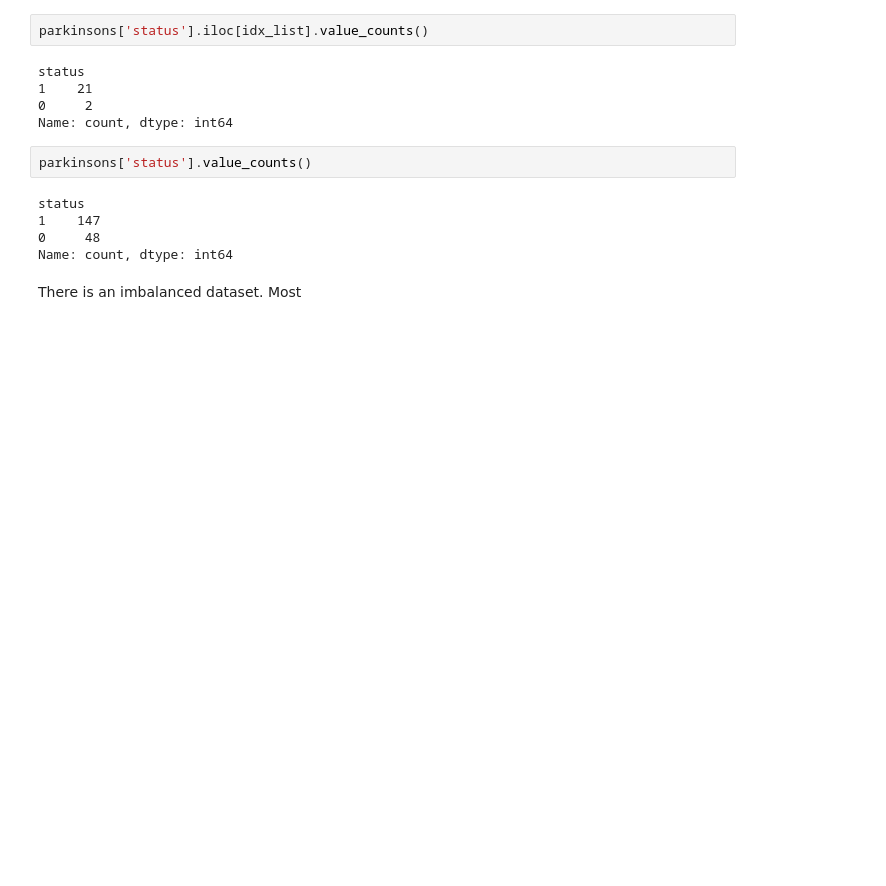
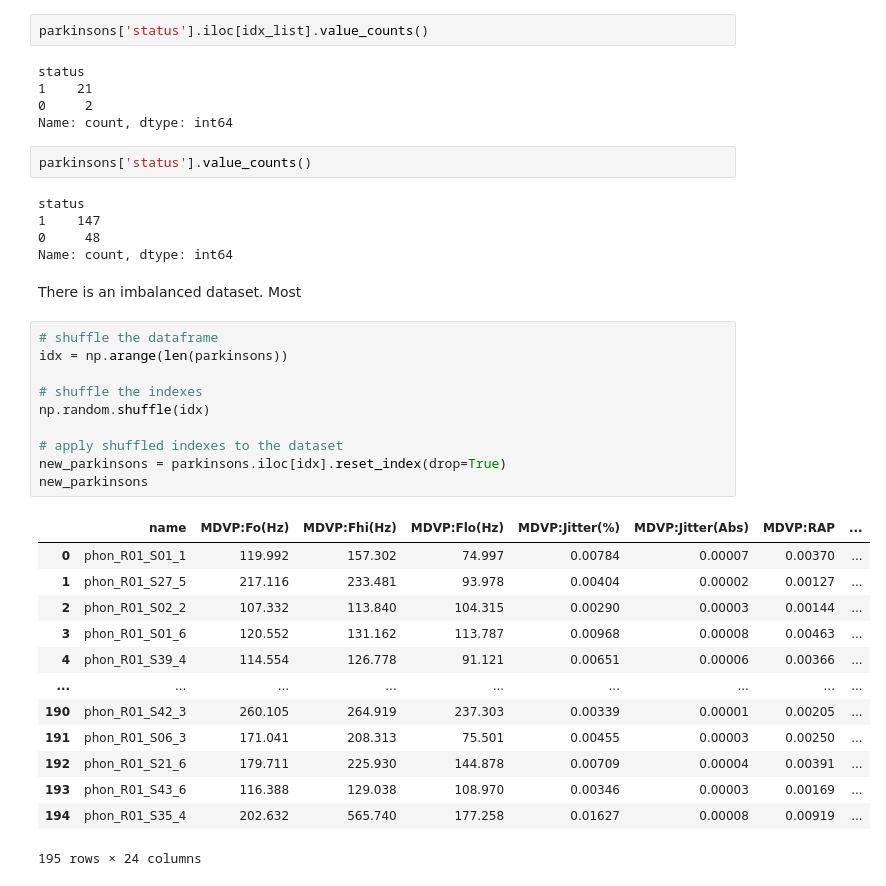
Before and after one commit to t-price/ML_project, a Jupyter notebook: Parkinsons_Cleaning.ipynb, the cells around one changed output. Saved outputs shown, nothing was run; the diff lists cells and outputs as text; blank space fills up the shorter version.

```diff
--- a/Parkinsons_Cleaning.ipynb
+++ b/Parkinsons_Cleaning.ipynb
@@ -214,3 +211,27 @@ status
 Name: count, dtype: int64
 # %% [markdown]
 There is an imbalanced dataset. Most
+# %%
+# shuffle the dataframe
+idx = np.arange(len(parkinsons))
+
+# shuffle the indexes
+np.random.shuffle(idx)
+
+# apply shuffled indexes to the dataset
+new_parkinsons = parkinsons.iloc[idx].reset_index(drop=True)
+new_parkinsons
+# %% [output]
+|  | name | MDVP:Fo(Hz) | MDVP:Fhi(Hz) | MDVP:Flo(Hz) | MDVP:Jitter(%) | MDVP:Jitter(Abs) | MDVP:RAP | ... |
+| 0 | phon_R01_S01_1 | 119.992 | 157.302 | 74.997 | 0.00784 | 0.00007 | 0.00370 | ... |
+| 1 | phon_R01_S27_5 | 217.116 | 233.481 | 93.978 | 0.00404 | 0.00002 | 0.00127 | ... |
+| 2 | phon_R01_S02_2 | 107.332 | 113.840 | 104.315 | 0.00290 | 0.00003 | 0.00144 | ... |
+| 3 | phon_R01_S01_6 | 120.552 | 131.162 | 113.787 | 0.00968 | 0.00008 | 0.00463 | ... |
+| 4 | phon_R01_S39_4 | 114.554 | 126.778 | 91.121 | 0.00651 | 0.00006 | 0.00366 | ... |
+| ... | ... | ... | ... | ... | ... | ... | ... | ... |
+| 190 | phon_R01_S42_3 | 260.105 | 264.919 | 237.303 | 0.00339 | 0.00001 | 0.00205 | ... |
+| 191 | phon_R01_S06_3 | 171.041 | 208.313 | 75.501 | 0.00455 | 0.00003 | 0.00250 | ... |
+| 192 | phon_R01_S21_6 | 179.711 | 225.930 | 144.878 | 0.00709 | 0.00004 | 0.00391 | ... |
+| 193 | phon_R01_S43_6 | 116.388 | 129.038 | 108.970 | 0.00346 | 0.00003 | 0.00169 | ... |
+| 194 | phon_R01_S35_4 | 202.632 | 565.740 | 177.258 | 0.01627 | 0.00008 | 0.00919 | ... |
+195 rows × 24 columns
```
Also changed, not shown: parts of 4 cells of this notebook.
